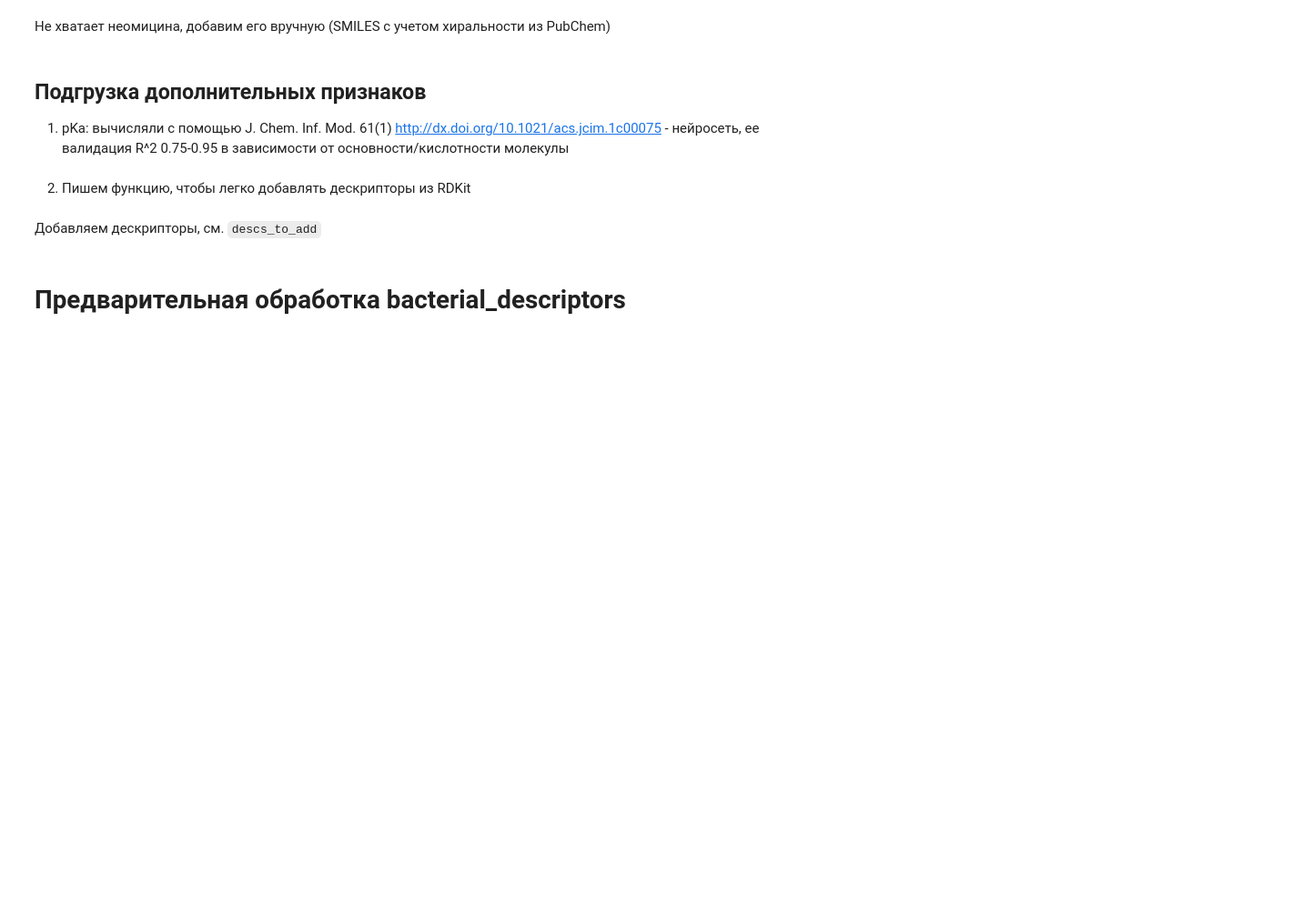
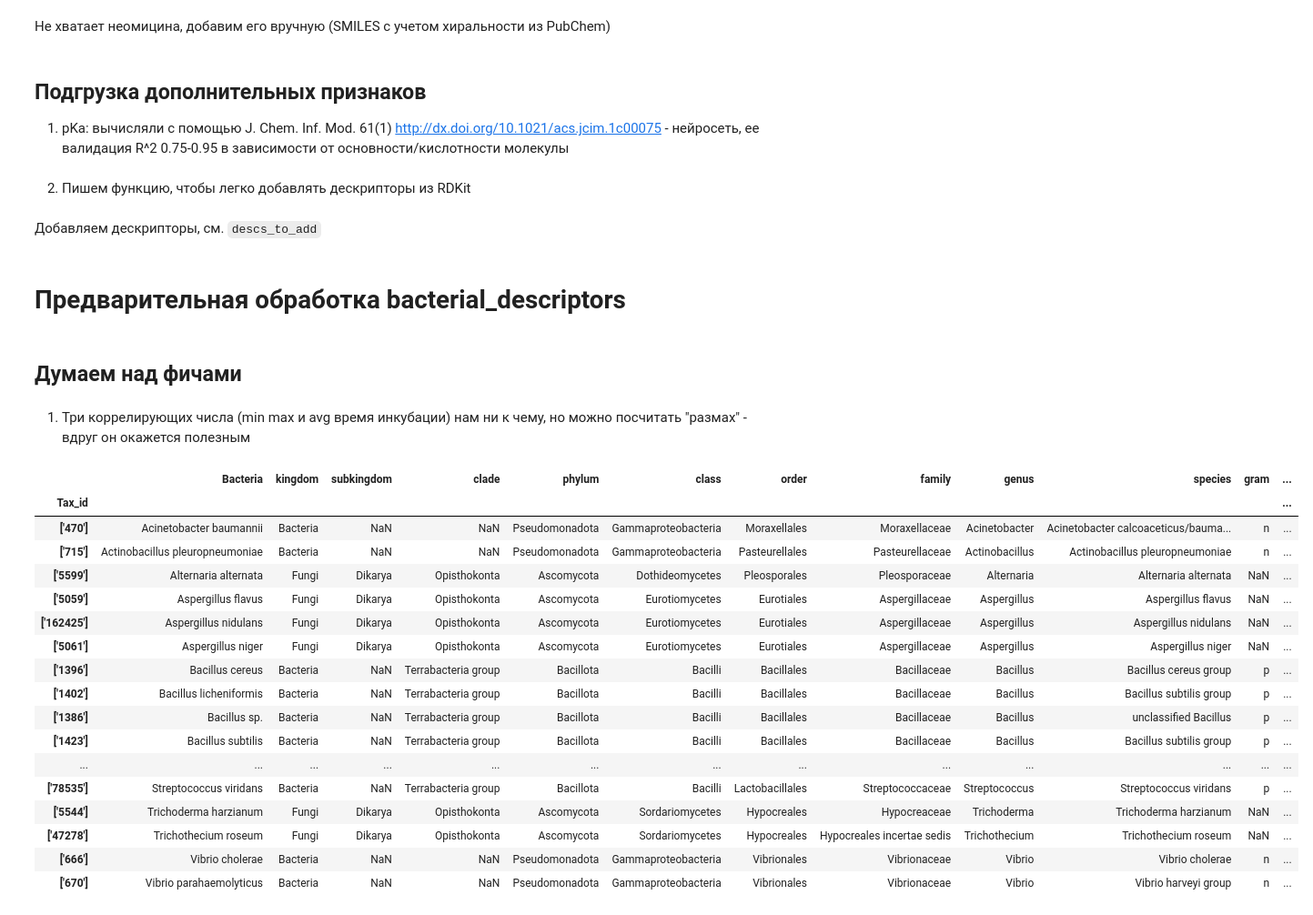
Before and after one commit to vahahahart/hackathon_team_3, a Jupyter notebook: final_NP.ipynb, the cells around one changed output. Shown at 91% size. Cells and saved outputs as stored; diff of their text form; code cells hidden in the pictures; blank space fills up the shorter version.

```diff
--- a/final_NP.ipynb
+++ b/final_NP.ipynb
@@ -117,3 +120,7 @@ descs_to_add = [
 df_drug = add_desc_to_df(df_drug, descs_to_add)
 # %% [markdown]
 # Предварительная обработка bacterial_descriptors
+# %% [markdown]
+## Думаем над фичами
+# %% [markdown]
+1. Три коррелирующих числа (min max и avg время инкубации) нам ни к чему, но можно посчитать "размах" - вдруг он окажется полезным
@@ -119,0 +130,21 @@ df_drug = add_desc_to_df(df_drug, descs_to_add)
+# %%
+df_bac
+# %% [output]
+|  | Bacteria | kingdom | subkingdom | clade | phylum | class | order | family | genus | species | gram | ... |
+| Tax_id |  |  |  |  |  |  |  |  |  |  |  | ... |
+| ['470'] | Acinetobacter baumannii | Bacteria | NaN | NaN | Pseudomonadota | Gammaproteobacteria | Moraxellales | Moraxellaceae | Acinetobacter | Acinetobacter calcoaceticus/bauma... | n | ... |
+| ['715'] | Actinobacillus pleuropneumoniae | Bacteria | NaN | NaN | Pseudomonadota | Gammaproteobacteria | Pasteurellales | Pasteurellaceae | Actinobacillus | Actinobacillus pleuropneumoniae | n | ... |
+| ['5599'] | Alternaria alternata | Fungi | Dikarya | Opisthokonta | Ascomycota | Dothideomycetes | Pleosporales | Pleosporaceae | Alternaria | Alternaria alternata | NaN | ... |
+| ['5059'] | Aspergillus flavus | Fungi | Dikarya | Opisthokonta | Ascomycota | Eurotiomycetes | Eurotiales | Aspergillaceae | Aspergillus | Aspergillus flavus | NaN | ... |
+| ['162425'] | Aspergillus nidulans | Fungi | Dikarya | Opisthokonta | Ascomycota | Eurotiomycetes | Eurotiales | Aspergillaceae | Aspergillus | Aspergillus nidulans | NaN | ... |
+| ['5061'] | Aspergillus niger | Fungi | Dikarya | Opisthokonta | Ascomycota | Eurotiomycetes | Eurotiales | Aspergillaceae | Aspergillus | Aspergillus niger | NaN | ... |
+| ['1396'] | Bacillus cereus | Bacteria | NaN | Terrabacteria group | Bacillota | Bacilli | Bacillales | Bacillaceae | Bacillus | Bacillus cereus group | p | ... |
+| ['1402'] | Bacillus licheniformis | Bacteria | NaN | Terrabacteria group | Bacillota | Bacilli | Bacillales | Bacillaceae | Bacillus | Bacillus subtilis group | p | ... |
+| ['1386'] | Bacillus sp. | Bacteria | NaN | Terrabacteria group | Bacillota | Bacilli | Bacillales | Bacillaceae | Bacillus | unclassified Bacillus | p | ... |
+| ['1423'] | Bacillus subtilis | Bacteria | NaN | Terrabacteria group | Bacillota | Bacilli | Bacillales | Bacillaceae | Bacillus | Bacillus subtilis group | p | ... |
+| ... | ... | ... | ... | ... | ... | ... | ... | ... | ... | ... | ... | ... |
+| ['78535'] | Streptococcus viridans | Bacteria | NaN | Terrabacteria group | Bacillota | Bacilli | Lactobacillales | Streptococcaceae | Streptococcus | Streptococcus viridans | p | ... |
+| ['5544'] | Trichoderma harzianum | Fungi | Dikarya | Opisthokonta | Ascomycota | Sordariomycetes | Hypocreales | Hypocreaceae | Trichoderma | Trichoderma harzianum | NaN | ... |
+| ['47278'] | Trichothecium roseum | Fungi | Dikarya | Opisthokonta | Ascomycota | Sordariomycetes | Hypocreales | Hypocreales incertae sedis | Trichothecium | Trichothecium roseum | NaN | ... |
+| ['666'] | Vibrio cholerae | Bacteria | NaN | NaN | Pseudomonadota | Gammaproteobacteria | Vibrionales | Vibrionaceae | Vibrio | Vibrio cholerae | n | ... |
+| ['670'] | Vibrio parahaemolyticus | Bacteria | NaN | NaN | Pseudomonadota | Gammaproteobacteria | Vibrionales | Vibrionaceae | Vibrio | Vibrio harveyi group | n | ... |
```
Also changed, not shown: parts of 5 cells of this notebook.
